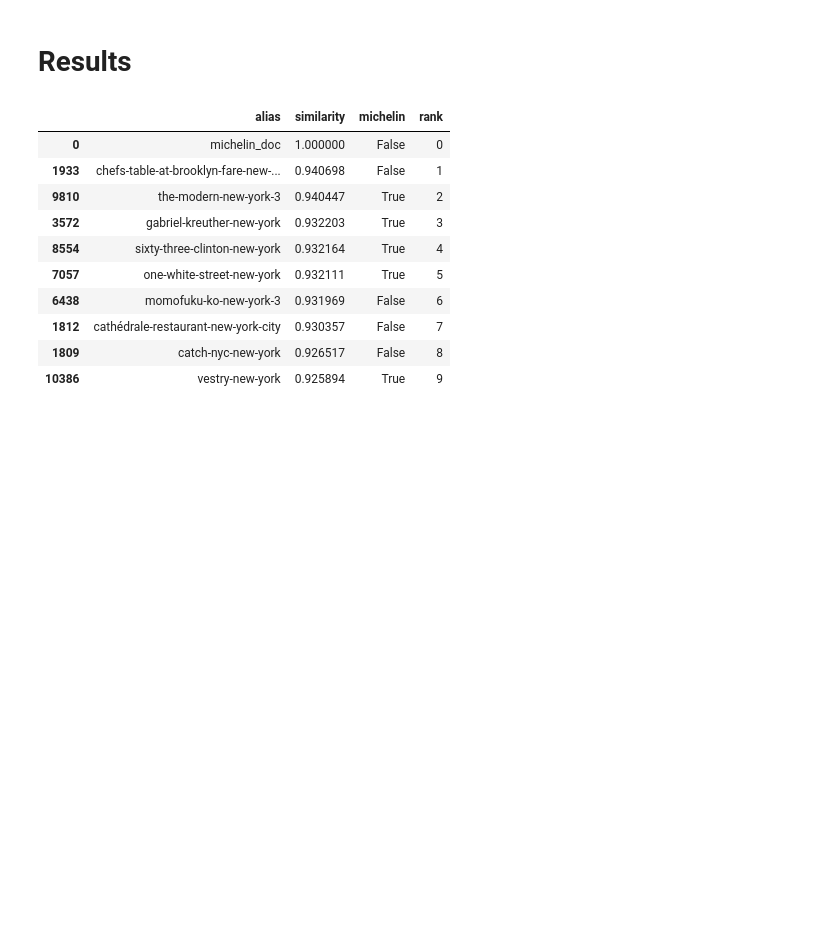
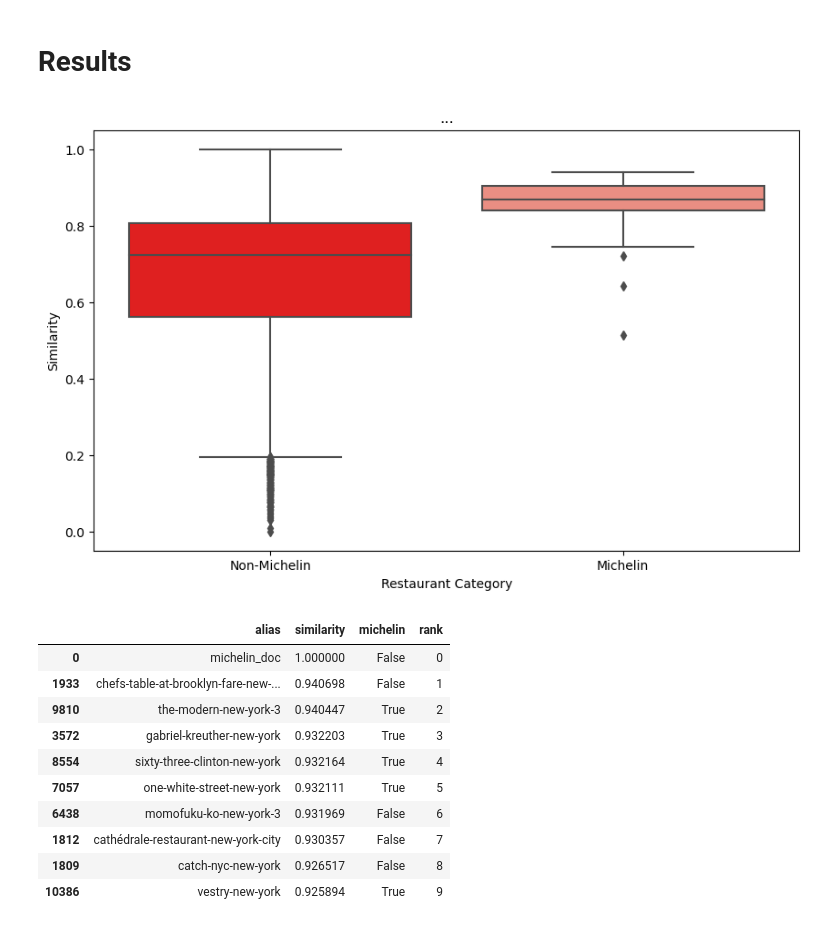
Before and after one commit to mabdullah-nyu/DSGA-1007-Project, a Jupyter notebook: tfidf_model.ipynb, the cells around one changed output. Saved outputs shown, nothing was run; the diff lists cells and outputs as text; code cells hidden in the pictures; blank space fills up the shorter version.

```diff
--- a/tfidf_model.ipynb
+++ b/tfidf_model.ipynb
@@ -49,4 +49,20 @@ df_similarity.sort_values(by="similarity", ascending=False, inplace=True)
 df_similarity["rank"] = range(len(df_similarity))
 # %% [markdown]
 # Results
+# %%
+#Let's prove our Michelin vs non-Michelin well are well isolated by TF-IDF.
+
+michelins = df_similarity[df_similarity['michelin'] == 1]
+non_michelins = df_similarity[df_similarity['michelin'] != 1]
+
+plt.figure(figsize=(10, 6))
+sns.boxplot(x='michelin', y='similarity', data=pd.concat([michelins, non_michelins]), palette={0: 'red', 1: 'salmon'})
+
+plt.xlabel('Restaurant Category')
+plt.ylabel('Similarity')
+plt.title('...')
+plt.xticks(ticks=[1, 0], labels=['Michelin', 'Non-Michelin'])
+plt.show()
+# %% [output]
+[figure, added]
 # %%
```
Also changed, not shown: parts of 7 cells of this notebook, 2 other files.
